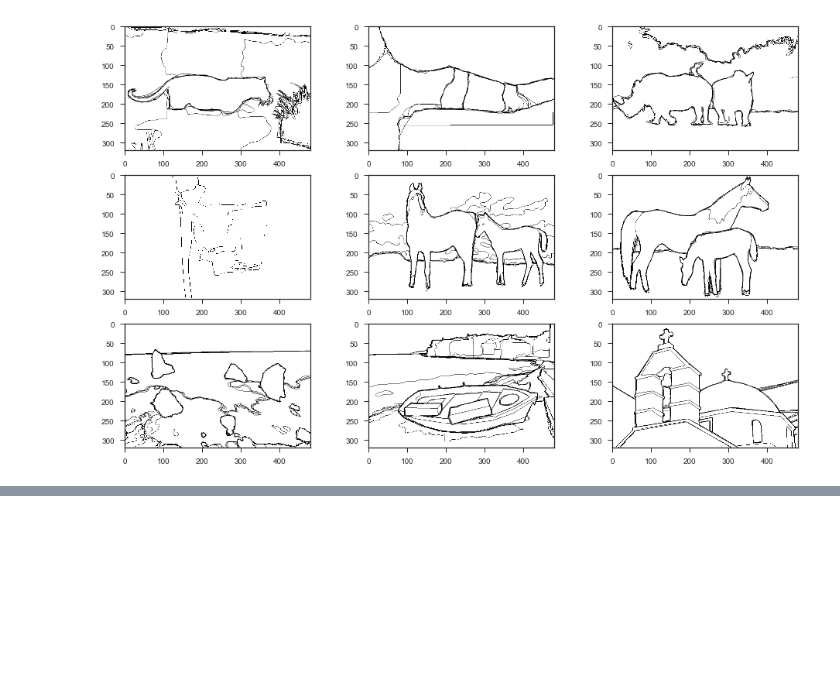
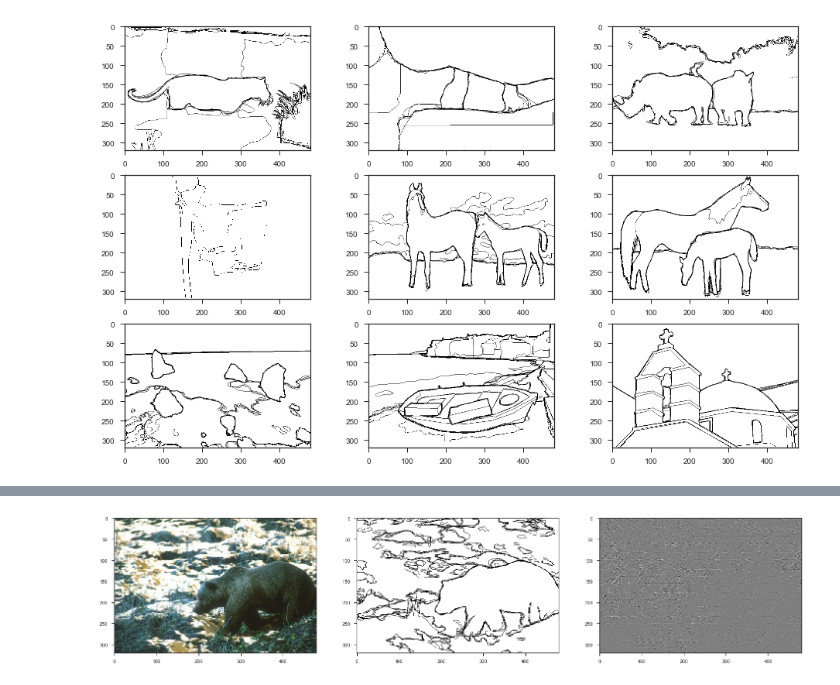
Before and after one commit to lantusky/Image-Edge-Detection, a Jupyter notebook: scripts/image_edge_baseline.ipynb, the cells around one changed output, grey strips where cells are left out. Cells and saved outputs as stored; diff of their text form; code cells hidden in the pictures; blank space fills up the shorter version.

```diff
--- a/scripts/image_edge_baseline.ipynb
+++ b/scripts/image_edge_baseline.ipynb
@@ -19,6 +19,8 @@ ORI_IMAGE_PATH = DATA_PATH + '/images/'
 OUT_IMAGE_PATH = '/media/tulan/Linux/Pycharm/Image_Edge/image/'
 MODEL_PATH = '/media/tulan/Linux/Pycharm/Image_Edge/model/'
 WEIGHT_PATH = '/media/tulan/Linux/Pycharm/Image_Edge/weight/'
+RESULT_PATH = '/media/tulan/Linux/Pycharm/Image_Edge/result/'
+LOG_PATH = '/media/tulan/Linux/Pycharm/Image_Edge/logs/'
 
 
 def save_fig(fig_id, tight_layout=True):
@@ -76,0 +248,22 @@ import tensorflow as tf
+# %%
+def schedule(epoch):
+    init_lr = 1e-5
+    power = int(epoch / 100)
+    factor = 0.5
+    lr = init_lr * factor ** power
+    return lr
+
+
+# lr_decay = LearningRateScheduler(schedule=schedule)
+lr_decay = ReduceLROnPlateau(monitor='loss', factor=0.2, patience=5, verbose=1, min_lr=1e-7)
+checkpointer = ModelCheckpoint('model_ResNet_Tu_v1.h5', verbose=1, save_best_only=True)
+tensorbord = TensorBoard(log_dir=LOG_PATH, write_graph=True)
+callback_list = [lr_decay, checkpointer, tensorbord]
+
+optimizer = SGD(lr=1e-2, momentum=0.9, decay=2e-4, nesterov=False)
+
+model = ResNet_Tu(input_shape=(320, 480, 3))
+model.compile(optimizer=optimizer, loss=cross_entropy_balanced)
+
+results = model.fit(X_train, y_train, validation_data=(X_val, y_val), batch_size=10, epochs=200,
+                    callbacks=callback_list, verbose=2)
@@ -76,0 +289,15 @@ import tensorflow as tf
+# %%
+y_pred_1 = model.predict(X_train[2].reshape((-1,320,480,3)))
+y_pred_1 = y_pred_1.reshape((320, 480))
+np.savetxt(RESULT_PATH + '/sample_pred.csv', y_pred_1, fmt='%3f')
+
+plt.figure(figsize=(25,16))
+plt.subplot(1,3,1)
+plt.imshow(X_train[2], cmap='binary')
+plt.subplot(1,3,2)
+plt.imshow(y_train[2].reshape((320,480)), cmap='binary')
+plt.subplot(1,3,3)
+plt.imshow(y_pred_1, cmap='binary')
+plt.show()
+# %% [output]
+[figure, added]
```
Also changed, not shown: parts of 10 cells of this notebook.
